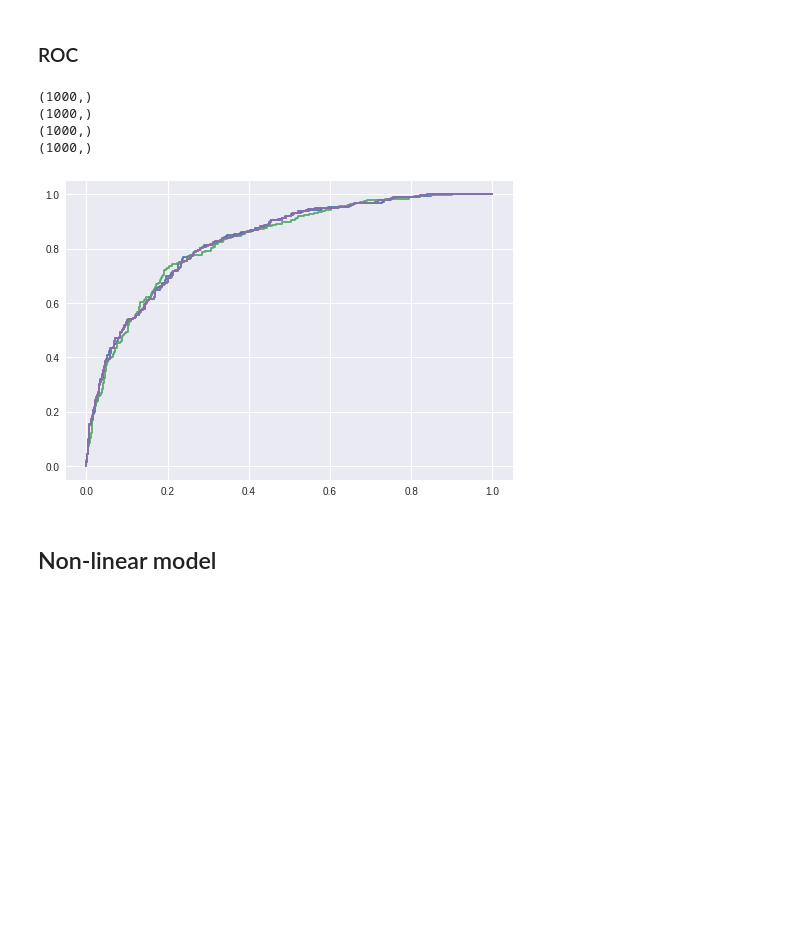
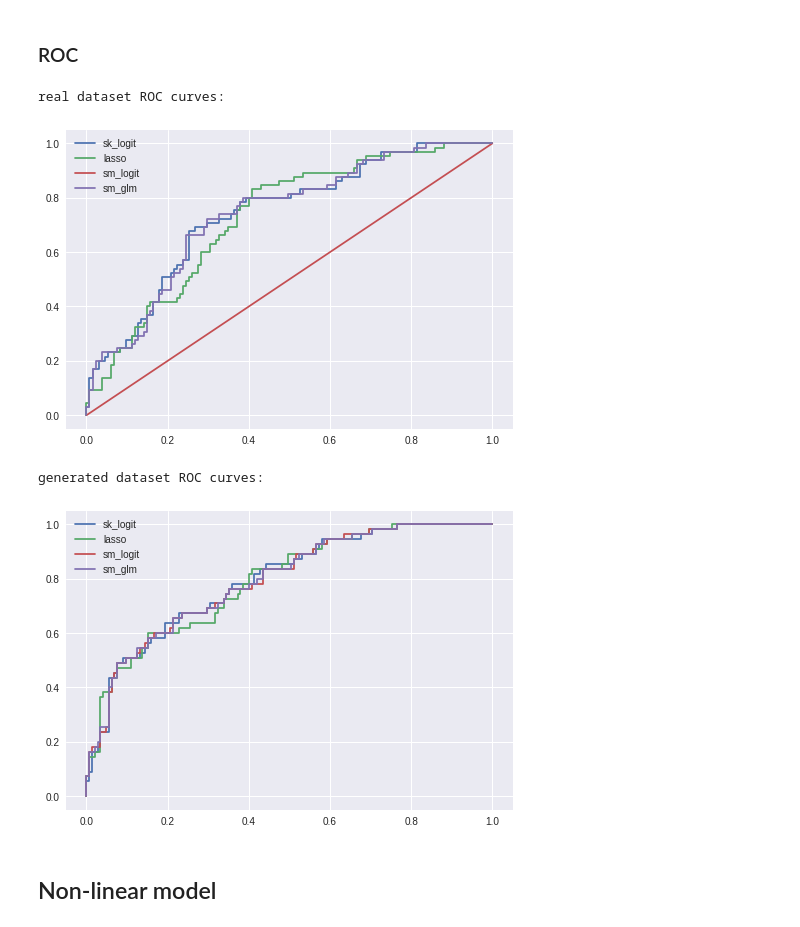
Before and after one commit to eliasbaumann/UnfairGAN, a Jupyter notebook: UnfairGAN_TPU_trial.ipynb, the cells around one changed output. Drawn from its saved outputs; the diff is of its cells as text; code cells hidden in the pictures; blank space fills up the shorter version.

```diff
--- a/UnfairGAN_TPU_trial.ipynb
+++ b/UnfairGAN_TPU_trial.ipynb
@@ -890,7 +905,7 @@ schufa_indep = schufa_indep[:-1]
 tmp = np.sum(eval_gen[schufa_indep]) > 0
 schufa_indep = tmp.index[tmp]
 
-
-
 X = eval_orig[schufa_indep]
 Y = eval_orig[schufa_dep]
+Xg = eval_gen[schufa_indep]
+Yg = eval_gen[schufa_dep]
@@ -1024,0 +1094,15 @@ from sklearn.metrics import confusion_matrix
+# %%
+# Confusion matrices and acc
+# for a set threshold:
+threshold = .5
+
+for k,v in datasets.items():
+  print(k,'dataset accuracy and confusion matrix')
+  cnt = 0
+  for i in model_res[k]:
+    y_p = np.round(i-threshold+.5)
+    cnf_m = confusion_matrix(y_true=v[3],y_pred=y_p)
+    print(model_names[cnt])
+    print(cnf_m)
+    print('Accuracy: ',(cnf_m[0,0]+cnf_m[1,1])/v[3].shape[0])
+    cnt +=1
@@ -1025,21 +1127,21 @@ from sklearn.metrics import confusion_matrix
 # %% [markdown]
 ### ROC
-# %%
-
-
-
-# ROC
-from sklearn.metrics import roc_curve
-#
-for i in [sk_logit_res[:,1],sk_lasso_res,sm_logit_res,sm_glm_res]:
-  print(i.shape)
-  fpr,tpr,thresholds = roc_curve(Y,i)
-  plt.plot(fpr,tpr)
-# %% [output]
-(1000,)
-(1000,)
-(1000,)
-(1000,)
-[figure, removed]
+# %%
+# GLM and logit have exact same curve but glm does not run into inf aic etc problems...
+# ROC
+for k,v in datasets.items():
+  print(k,'dataset ROC curves:')
+  cnt = 0
+  for i in model_res[k]:
+    fpr,tpr,thresholds = roc_curve(v[3],i)
+    plt.plot(fpr,tpr,label=model_names[cnt])
+    cnt +=1
+  leg = plt.legend(loc='best')
+  plt.show()
+# %% [output]
+real dataset ROC curves:
+[figure, added]
+generated dataset ROC curves:
+[figure, added]
 # %% [markdown]
 ## Non-linear model
```
Also changed, not shown: parts of 27 cells of this notebook.
